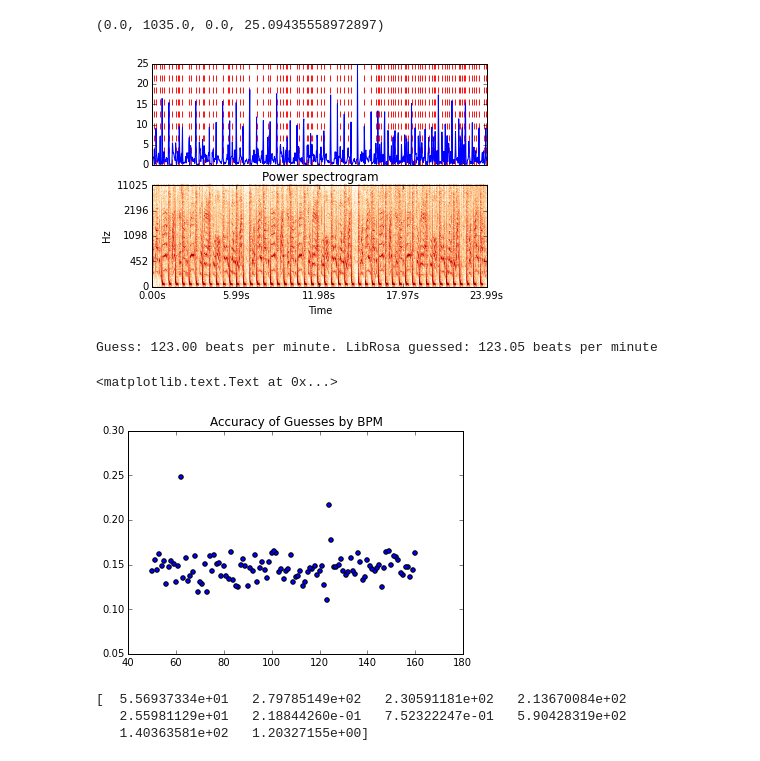
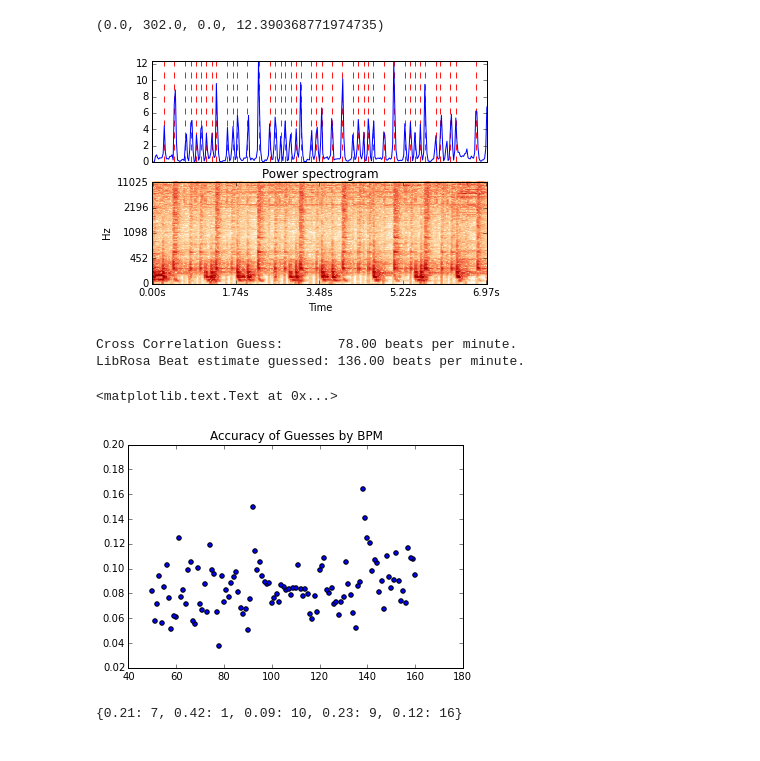
Before and after one commit to dsiah/Drum-Research, a Jupyter notebook: BeatDetection.ipynb, the cells around one changed output. Drawn from its saved outputs; the diff is of its cells as text; code cells hidden in the pictures.

```diff
--- a/BeatDetection.ipynb
+++ b/BeatDetection.ipynb
@@ -17,5 +103,5 @@ except:
 # %%
-y, sr = librosa.load('./fire-starts-to-burn.wav', duration=24.00)
+y, sr = librosa.load('./amen-break-138.wav', duration=24.00)
 IPython.display.Audio(data=y, rate=sr)
 # %% [output]
 [interactive output not drawn]
@@ -44,5 +130,5 @@ plt.vlines(onset_frames, 0, o_env.max(), color='r', alpha=0.9, linestyle='--', l
 plt.xticks([])
 plt.axis('tight')
 # %% [output]
-(0.0, 1035.0, 0.0, 25.09435558972897)
+(0.0, 302.0, 0.0, 12.390368771974735)
-[figure, old version]
+[figure, new version]
@@ -115,23 +135,20 @@ def split(results):
 # %%
-data = cross_correlation(snap(onset_times))
+data = cross_correlation(snap(onset_times)) # sometimes giving 1/2 time bpm
 sorted_by_second = sorted(data, key=lambda tup: tup[1])
-print "Guess: %0.2f beats per minute." % (sorted_by_second[0][0]),
-print "LibRosa guessed: %0.2f beats per minute" % (librosa.beat.estimate_tempo(o_env))
+print "Cross Correlation Guess:       %.2f beats per minute." % (sorted_by_second[0][0])
+print "LibRosa Beat estimate guessed: %.2f beats per minute." % (librosa.beat.estimate_tempo(o_env))
 # %% [output]
-Guess: 123.00 beats per minute. LibRosa guessed: 123.05 beats per minute
+Cross Correlation Guess:       78.00 beats per minute.
+LibRosa Beat estimate guessed: 136.00 beats per minute.
 # %%
-x, y = split(sorted_by_second)
+# Plot the Guesses by Average ∆s
+# (TODO) Add labels and units
+x, y = split(sorted_by_second) # split tuples into domain and range
 fig, ax = plt.subplots()
 ax.scatter(x, y)
 ax.set_title("Accuracy of Guesses by BPM")
-ax.s
+
+# (TODO) Insert graph with beats laid on top of the waveform
 # %% [output]
 <matplotlib.text.Text at 0x...>
-[figure, old version]
+[figure, new version]
-# %%
-area = np.pi * (15 * np.random.rand(10))**2
-print area
-# %% [output]
-[  5.56937334e+01   2.79785149e+02   2.30591181e+02   2.13670084e+02
-   2.55981129e+01   2.18844260e-01   7.52322247e-01   5.90428319e+02
-   1.40363581e+02   1.20327155e+00]
@@ -137,0 +157,4 @@ print area
+# %%
+print beatHistogram(gaps)
+# %% [output]
+{0.21: 7, 0.42: 1, 0.09: 10, 0.23: 9, 0.12: 16}
```
Also changed, not shown: parts of 3 cells of this notebook.
